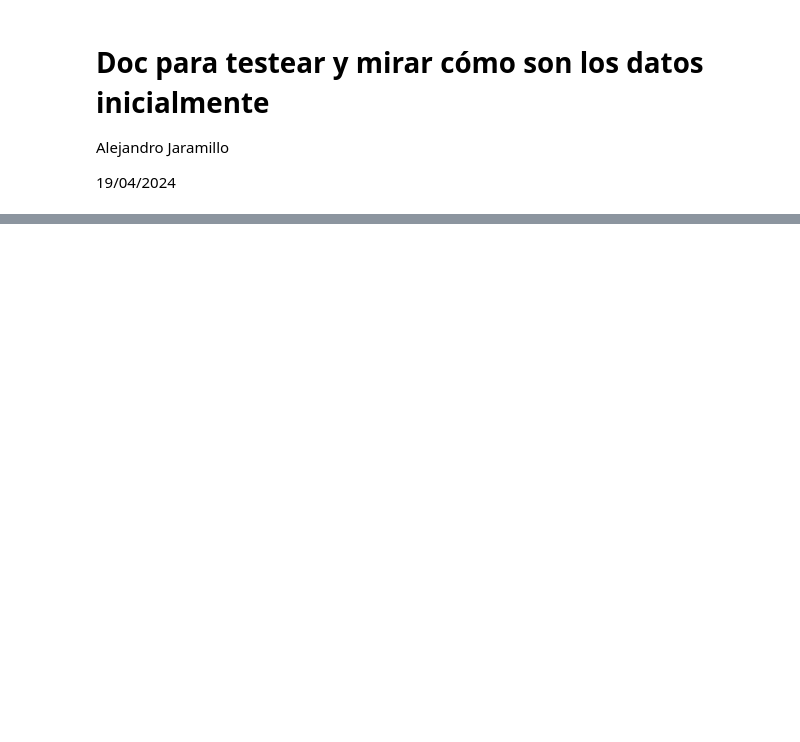
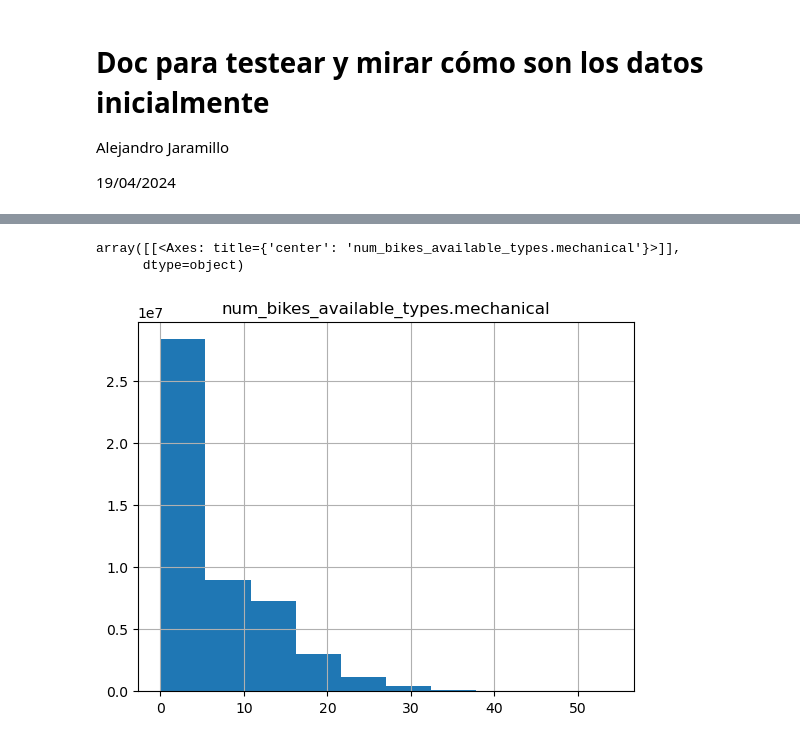
Before and after one commit to carlotalacasav/Gorrapiedra-proyecto, a Jupyter notebook: freestyle_ale.ipynb, the cells around one changed output, grey strips where cells are left out. Saved outputs shown, nothing was run; the diff lists cells and outputs as text; code cells hidden in the pictures; blank space fills up the shorter version.

```diff
--- a/freestyle_ale.ipynb
+++ b/freestyle_ale.ipynb
@@ -67,0 +54,7 @@ Index(['station_id', 'num_bikes_available',
+# %%
+data.hist('num_bikes_available_types.mechanical')
+# no hay outliers
+# %% [output]
+array([[<Axes: title={'center': 'num_bikes_available_types.mechanical'}>]],
+      dtype=object)
+[figure, added]
```
Also changed, not shown: parts of 6 cells of this notebook.
